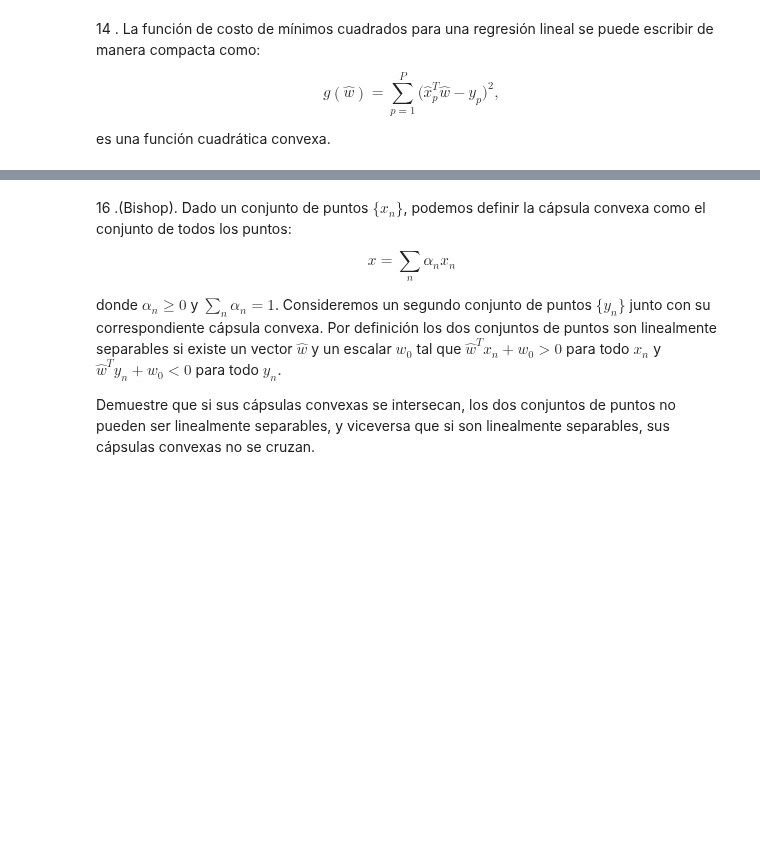
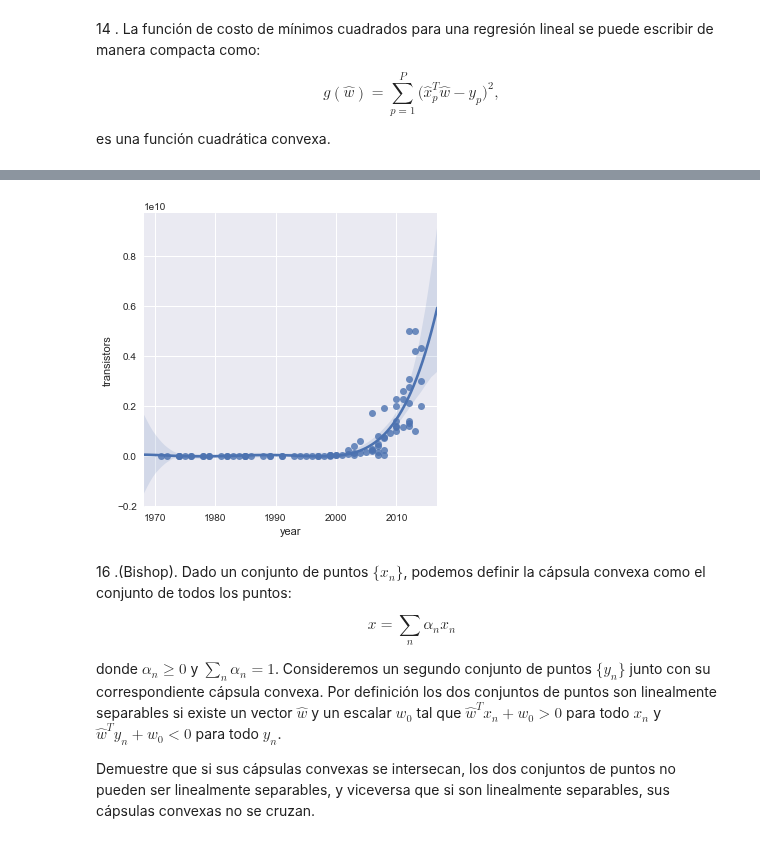
Before and after one commit to ohuarcaya/asignacion1ml-team-bomb, a Jupyter notebook: Archivos1ML/AsignacionML1.ipynb, the cells around one changed output, grey strips where cells are left out. Drawn from its saved outputs; the diff is of its cells as text; code cells hidden in the pictures; blank space fills up the shorter version.

Commit message:
pregunta 10,11 complete

```diff
--- a/Archivos1ML/AsignacionML1.ipynb
+++ b/Archivos1ML/AsignacionML1.ipynb
@@ -191,3 +222,15 @@ La Figura siguiente muestra los recuentos de transistores de varios microprocesa
+# %%
+"""
+Esta pregunta no esta hecha
+"""
+import seaborn as sns
+import matplotlib.pyplot as plt
+sns.set()
+transistor = pd.read_csv("transistor-counts.csv")
+sns.lmplot(x="year", y="transistors", data=transistor, order = 5)#, fit_reg=False)
+plt.show()
+# %% [output]
+[figure, added]
 # %% [markdown]
 16 .(Bishop). Dado un conjunto de puntos $\{x_n\}$, podemos definir la cápsula convexa como el conjunto de todos los puntos:
 
```
Also changed, not shown: parts of 2 cells of this notebook, 2 other files.
